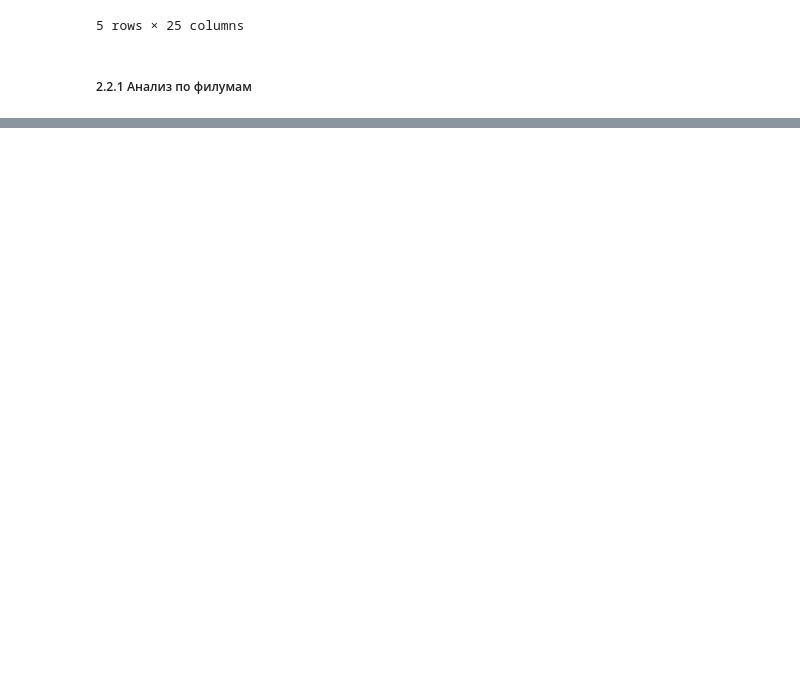
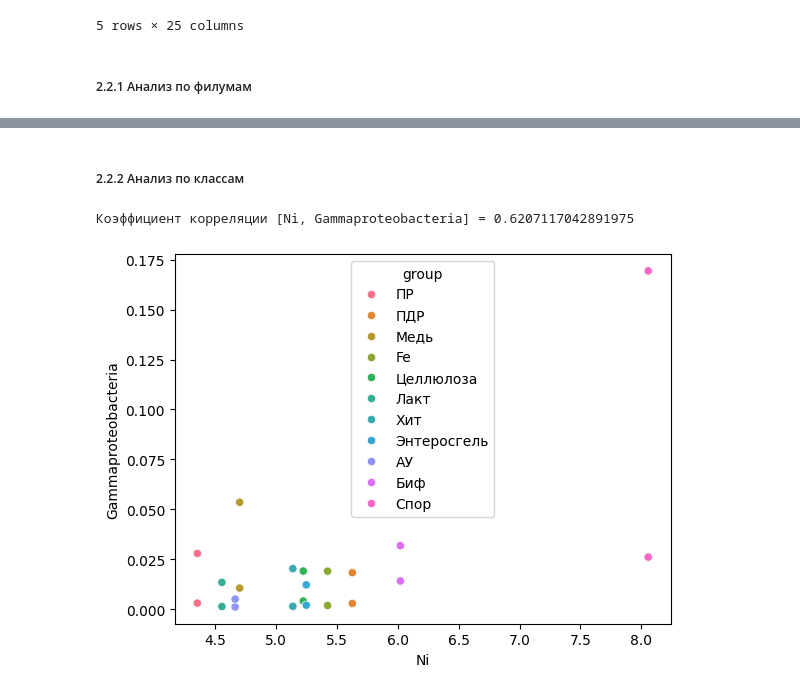
Before and after one commit to innominity/nanomaterials-2025, a Jupyter notebook: src/notebooks/data_mineral_analysis.ipynb, the cells around one changed output, grey strips where cells are left out. Saved outputs shown, nothing was run; the diff lists cells and outputs as text; code cells hidden in the pictures; blank space fills up the shorter version.

```diff
--- a/src/notebooks/data_mineral_analysis.ipynb
+++ b/src/notebooks/data_mineral_analysis.ipynb
@@ -283,2 +291,18 @@ df_mineral_t.head()
+# %%
+def make_analysis_mineral_by_taxons(df_mineral, df_taxons, thr=0.6):
+    """Построение отчета по минералке от такснов
+
+    Args:
+        df_mineral (pd.DataFrame): показатели по столбцах минеральный состав, по строкам группы
+        df_taxons (pd.DataFrame): по строкам группы без колонки number
+    """
+    df_merge = df_mineral.merge(df_taxons, on=['group'], how='inner')
+    corr_m = df_merge.drop(columns=['group']).corr().loc[df_mineral.drop(columns=['group']).columns, df_taxons.drop(columns=['group']).columns]
+    indexes_corr = get_ind_and_col_non_nan(corr_m.where(np.abs(corr_m) >= thr))
+    for ind_corr in indexes_corr:
+        m_filter = df_merge[['group'] + list(ind_corr)]
+        print(f'Коэффициент корреляции [{ind_corr[0]}, {ind_corr[1]}] = {corr_m.loc[ind_corr[0], ind_corr[1]]}')
+        sns.scatterplot(m_filter, x=ind_corr[0], y=ind_corr[1], hue='group')
+        plt.show()
 # %% [markdown]
 ##### 2.2.1 Анализ по филумам
@@ -295,16 +308,0 @@ def get_ind_and_col_non_nan(df: pd.DataFrame) -> list:
-# %%
-def make_analysis_mineral_by_taxons(df_mineral, df_taxons, thr=0.5):
-    """Построение отчета по минералке от таксново
-
-    Args:
-        df_mineral (pd.DataFrame): показатели по столбцах минеральный состав, по строкам группы
-        df_taxons (pd.DataFrame): по строкам группы без колонки number
-    """
-    df_merge = df_mineral.merge(df_taxons, on=['group'], how='inner')
-    corr_m = df_merge.drop(columns=['group']).corr().loc[df_mineral.drop(columns=['group']).columns, df_taxons.drop(columns=['group']).columns]
-    indexes_corr = get_ind_and_col_non_nan(corr_m.where(np.abs(corr_m) >= thr))
-    for ind_corr in indexes_corr:
-        m_filter = df_merge[['group'] + list(ind_corr)]
-        print(f'Коэффициент корреляции [{ind_corr[0]}, {ind_corr[1]}] = {corr_m.loc[ind_corr[0], ind_corr[1]]}')
-        sns.scatterplot(m_filter, x=ind_corr[0], y=ind_corr[1], hue='group')
-        plt.show()
@@ -344,0 +315,8 @@ make_analysis_mineral_by_taxons(df_mineral_t.reset_index().rename({'index': 'gro
+# %% [markdown]
+##### 2.2.2 Анализ по классам
+# %%
+make_analysis_mineral_by_taxons(df_mineral_t.reset_index().rename({'index': 'group'}, axis=1),
+                                df_clean_by_class_normalize.reset_index().drop(columns=['number']))
+# %% [output]
+Коэффициент корреляции [Ni, Gammaproteobacteria] = 0.6207117042891975
+[figure, added]
```
Also changed, not shown: parts of 13 cells of this notebook, 3 other files.
